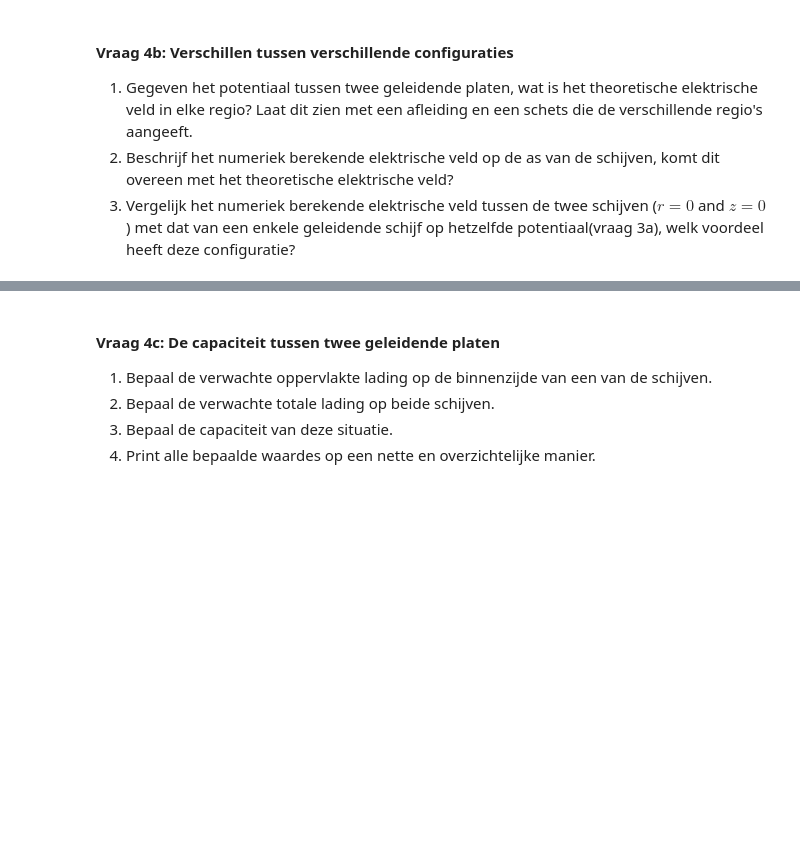
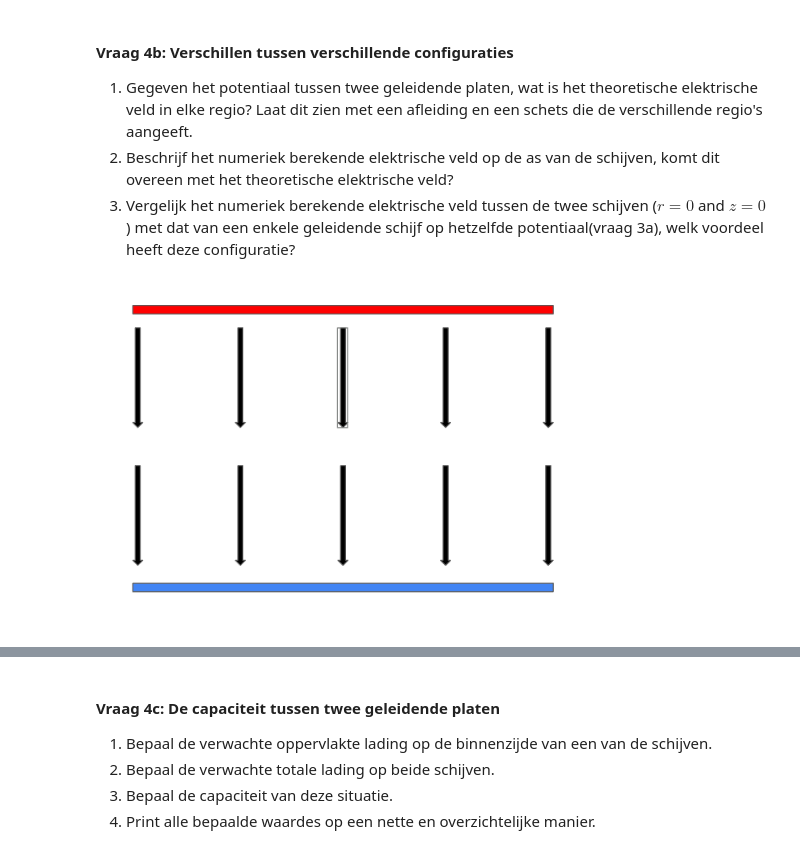
Before and after one commit to BobVill/opdrachten-DEF-D, a Jupyter notebook: DigitaleOntwerpopdrachten/1CondensatorOpdracht/CondensatorOntwerpopdracht.ipynb, the cells around one changed output, grey strips where cells are left out. Cells and saved outputs as stored; diff of their text form; code cells hidden in the pictures; blank space fills up the shorter version.

```diff
--- a/DigitaleOntwerpopdrachten/1CondensatorOpdracht/CondensatorOntwerpopdracht.ipynb
+++ b/DigitaleOntwerpopdrachten/1CondensatorOpdracht/CondensatorOntwerpopdracht.ipynb
@@ -536,6 +556,11 @@ plot_results_disk(Ez, Er, normE, V, r, z, grid_step, disk_radius, z_pos_disk1, z
 1. Gegeven het potentiaal tussen twee geleidende platen, wat is het theoretische elektrische veld in elke regio? Laat dit zien met een afleiding en een schets die de verschillende regio's aangeeft.
 2. Beschrijf het numeriek berekende elektrische veld op de as van de schijven, komt dit overeen met het theoretische elektrische veld?
 3. Vergelijk het numeriek berekende elektrische veld tussen de twee schijven ($r=0$ and $z=0$) met dat van een enkele geleidende schijf op hetzelfde potentiaal(vraag 3a), welk voordeel heeft deze configuratie?
+# %%
+# The display and Image functions are already imported at the top of your notebook
+display(Image(filename='Screenshot 2026-02-21 195929.png', width=500))
+# %% [output]
+[figure, added]
 # %% [markdown]
 ##### Antwoorden 4b
 
```
Also changed, not shown: parts of 2 cells of this notebook, 1 other file.
